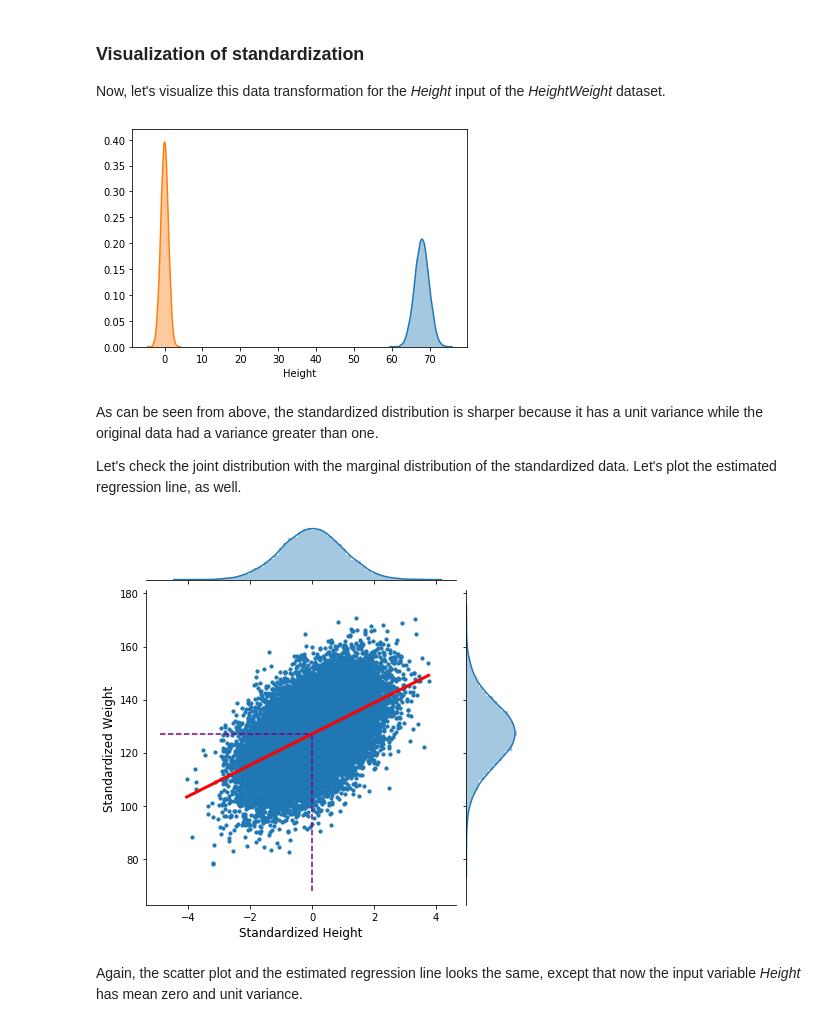
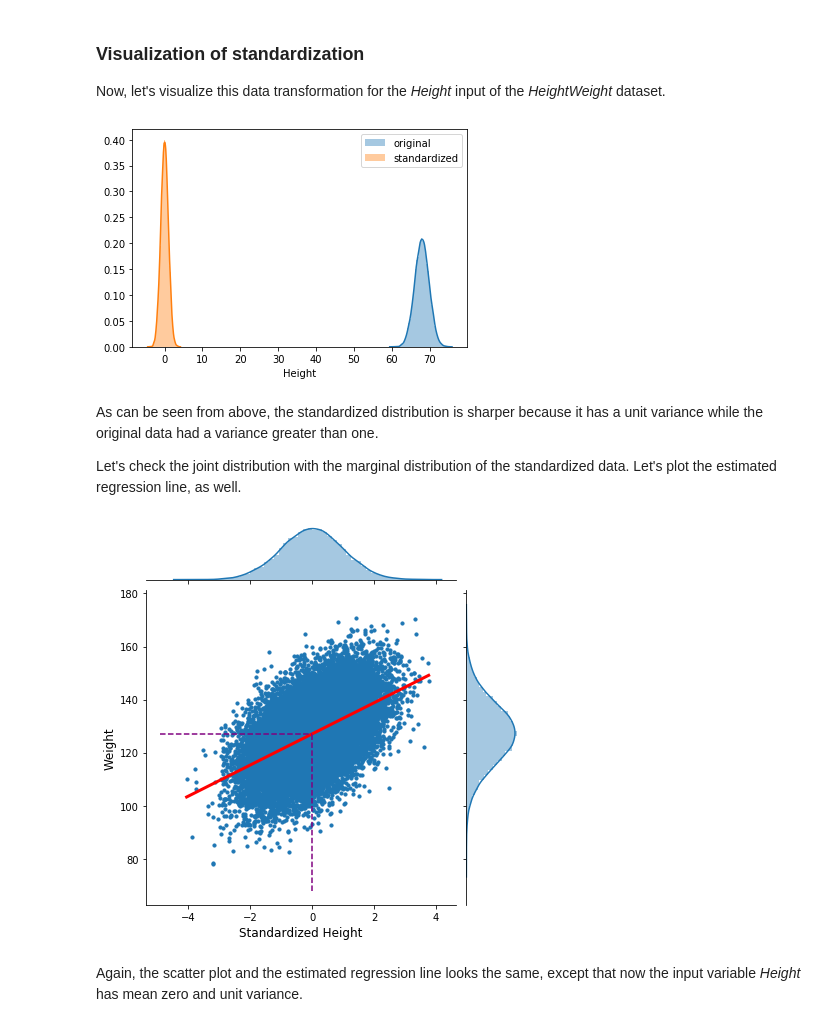
Before and after one commit to Gaushoki/Advanced-Machine-Learning, a Jupyter notebook: Vol1-LabExercises/Chapter3/Ch3-Ex4-LinearTransformations.ipynb, the cells around one changed output. Cells and saved outputs as stored; diff of their text form; code cells hidden in the pictures.

```diff
--- a/Vol1-LabExercises/Chapter3/Ch3-Ex4-LinearTransformations.ipynb
+++ b/Vol1-LabExercises/Chapter3/Ch3-Ex4-LinearTransformations.ipynb
@@ -609,13 +613,14 @@ array([[0., 0.],
 
 Now, let's visualize this data transformation for the *Height* input of the *HeightWeight* dataset.
 # %%
-sns.distplot(dataHW['Height'], kde=True, rug=False)
+sns.distplot(dataHW['Height'], kde=True, rug=False,label='original')
 dataHWstd=pd.DataFrame(Std.fit_transform(np.array(dataHW['Height']).reshape(-1,1)),columns=['Height'])
 dataHWstd['Weight']=dataHW['Weight']
-sns.distplot(dataHWstd['Height'], kde=True, rug=False)
+sns.distplot(dataHWstd['Height'], kde=True, rug=False,label='standardized')
+plt.legend()
 plt.show()
 # %% [output]
-[figure, old version]
+[figure, new version]
 # %% [markdown]
 As can be seen from above, the standardized distribution is sharper because it has a unit variance while the original data had a variance greater than one.
 
@@ -627,14 +632,16 @@ snsax.ax_joint.plot([dataHWstd['Height'].min(),dataHWstd['Height'].max()],\
          [linregr.intercept_+linregr.coef_[0]*dataHWstd['Height'].min(),\
           linregr.intercept_+linregr.coef_[0]*dataHWstd['Height'].max()],'r-',lw=3)
 snsax.ax_joint.plot([dataHWstd['Height'].mean(),dataHWstd['Height'].mean()],\
-                   [snsax.ax_joint.get_ylim()[0],dataHWstd['Weight'].mean()],c='purple',linestyle='dashed')
+                   [snsax.ax_joint.get_ylim()[0],dataHWstd['Weight'].mean()],\
+                    c='purple',linestyle='dashed')
 snsax.ax_joint.plot([snsax.ax_joint.get_xlim()[0],dataHWstd['Height'].mean()],\
-                   [dataHWstd['Weight'].mean(),dataHWstd['Weight'].mean()],c='purple',linestyle='dashed')
+                   [dataHWstd['Weight'].mean(),dataHWstd['Weight'].mean()],\
+                    c='purple',linestyle='dashed')
 snsax.ax_joint.set_xlabel("Standardized Height",fontsize=12)
-snsax.ax_joint.set_ylabel("Standardized Weight",fontsize=12)
+snsax.ax_joint.set_ylabel("Weight",fontsize=12)
 plt.show()
 # %% [output]
-[figure, old version]
+[figure, new version]
 # %% [markdown]
 Again, the scatter plot and the estimated regression line looks the same, except that now the input variable *Height* has mean zero and unit variance.
 # %% [markdown]
```
Also changed, not shown: parts of 25 cells of this notebook.
